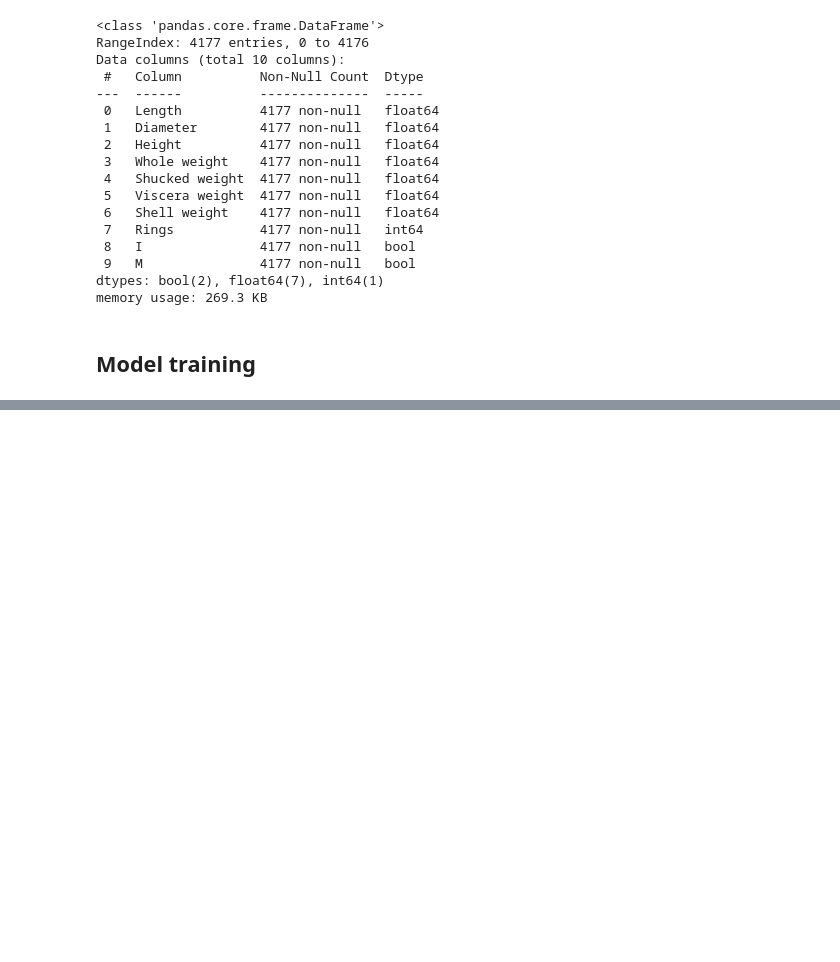
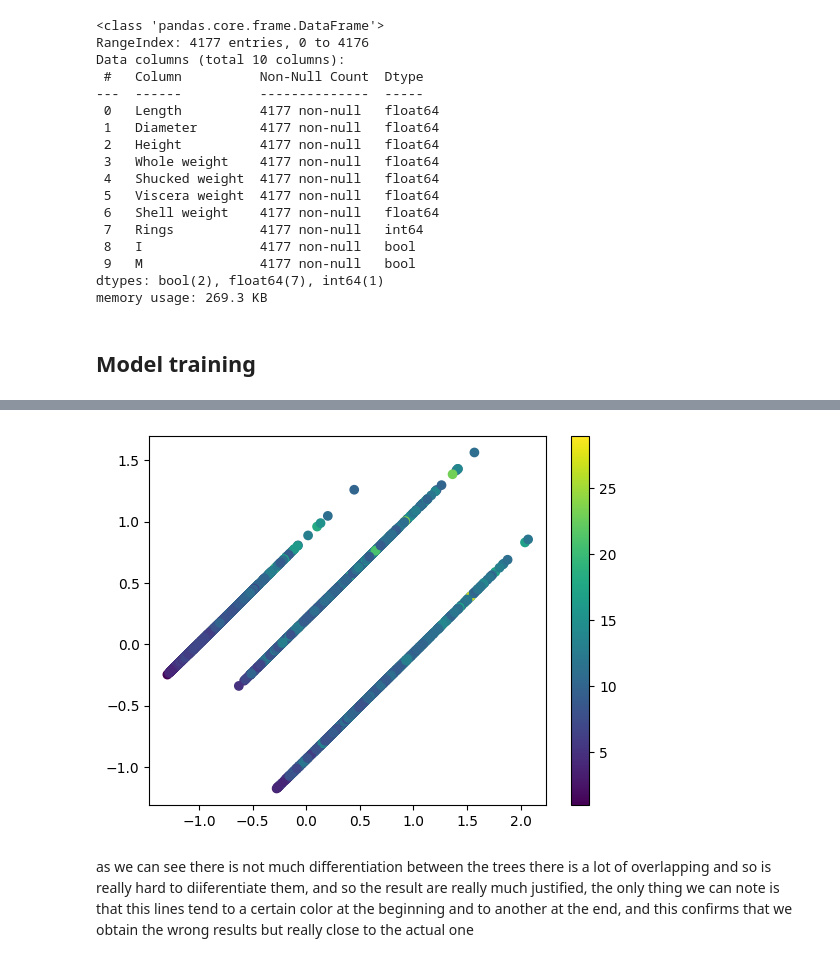
Before and after one commit to LeoBello00/AI_Project3, a Jupyter notebook: src/AI_Proyecto3.ipynb, the cells around one changed output, grey strips where cells are left out. Saved outputs shown, nothing was run; the diff lists cells and outputs as text; code cells hidden in the pictures; blank space fills up the shorter version.

```diff
--- a/src/AI_Proyecto3.ipynb
+++ b/src/AI_Proyecto3.ipynb
@@ -249,0 +480,16 @@ for model_name, model_info in model_dict.items():
+# %%
+# do a pca on the data to create just 4 columns plus the column "Rings"
+from sklearn.decomposition import PCA
+
+pca = PCA(n_components=2)
+
+pca.fit(df_abalone.drop("Rings", axis=1))
+
+
+df_abalone_pca = pca.transform(df_abalone.drop("Rings", axis=1))
+
+df_abalone_pca = pd.DataFrame(df_abalone_pca, columns=["PCA1", "PCA2"])
+
+df_abalone_pca["Rings"] = df_abalone["Rings"]
+
+df_abalone_pca.head(5)
@@ -249,0 +512,9 @@ for model_name, model_info in model_dict.items():
+# %%
+# do a 2d graph with the pca data and the column "Rings" as the color
+plt.scatter(df_abalone_pca["PCA1"], df_abalone_pca["PCA2"], c=df_abalone_pca["Rings"])
+plt.colorbar()
+plt.show()
+# %% [output]
+[figure, added]
+# %% [markdown]
+as we can see there is not much differentiation between the trees there is a lot of overlapping and so is really hard to diiferentiate them, and so the result are really much justified, the only thing we can note is that this lines tend to a certain color at the beginning and to another at the end, and this confirms that we obtain the wrong results but really close to the actual one
```
Also changed, not shown: parts of 31 cells of this notebook.
